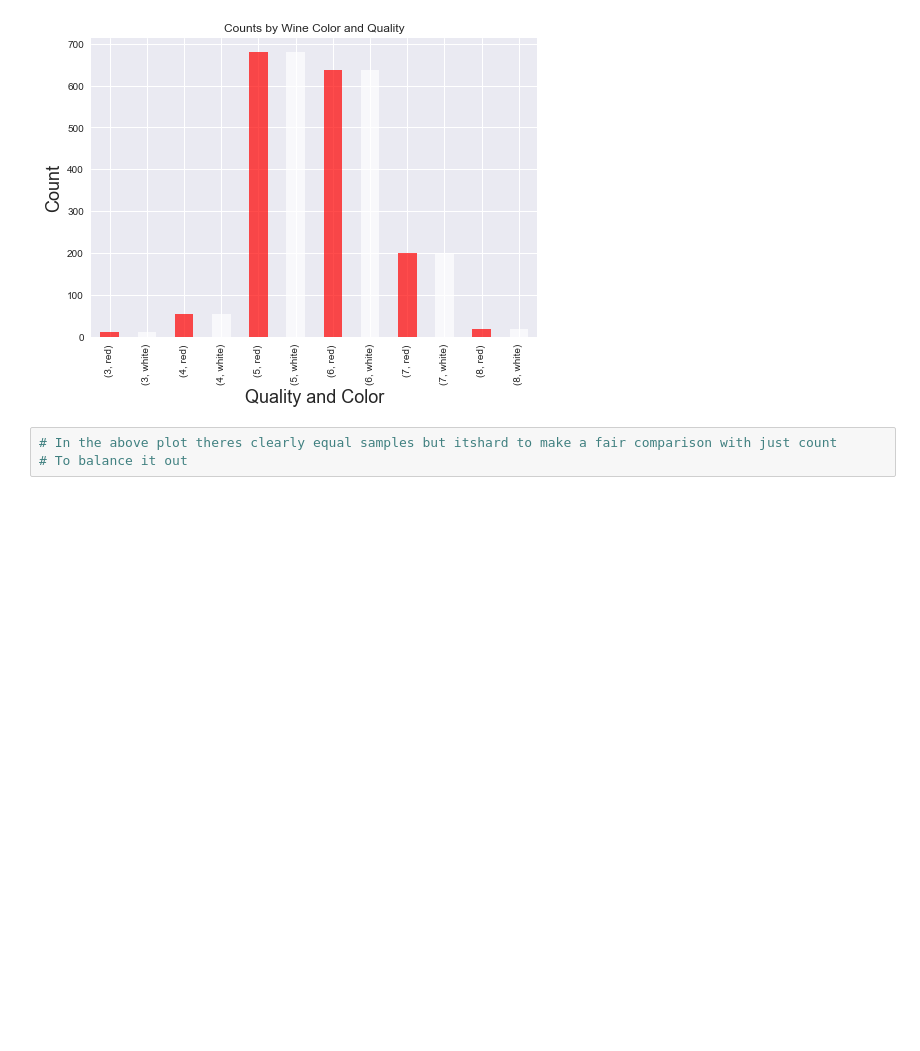
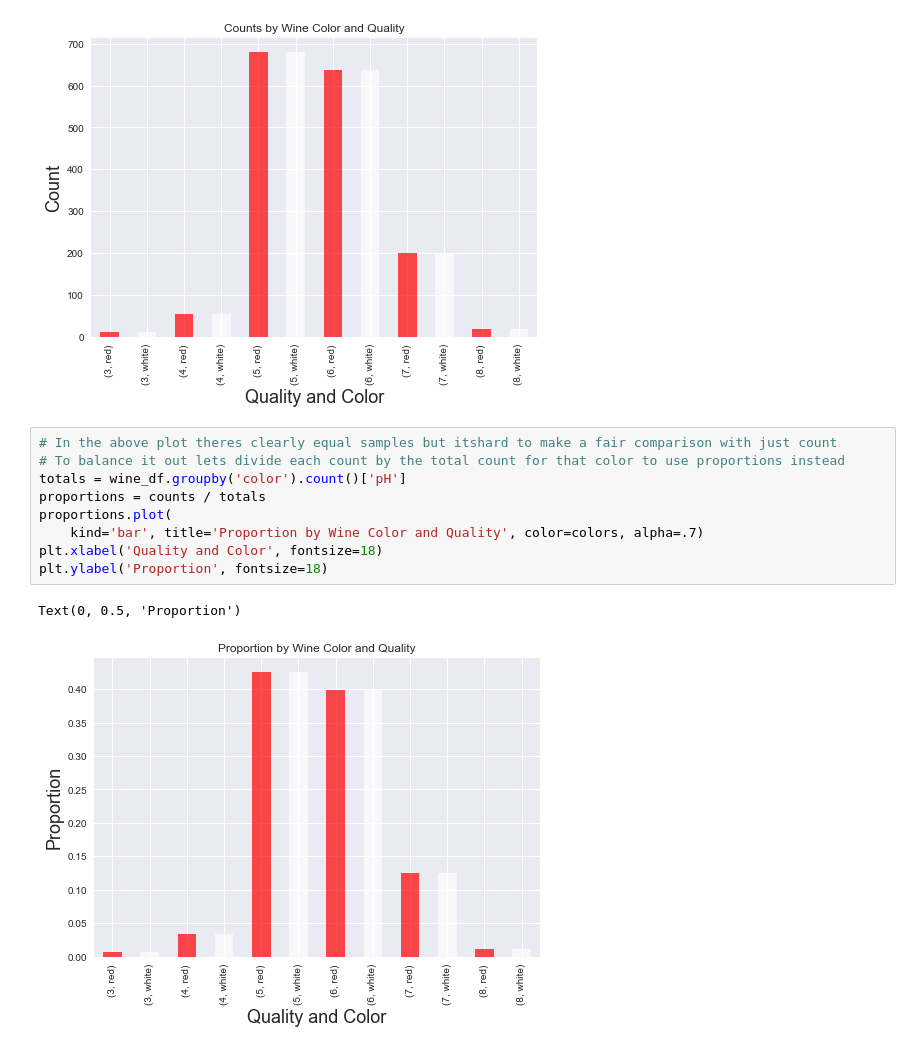
Before and after one commit to jumbamark/data_analysis, a Jupyter notebook: case_studies/first/wine_chemical_properties.ipynb, the cells around one changed output. Saved outputs shown, nothing was run; the diff lists cells and outputs as text; blank space fills up the shorter version.

```diff
--- a/case_studies/first/wine_chemical_properties.ipynb
+++ b/case_studies/first/wine_chemical_properties.ipynb
@@ -655,4 +655,13 @@ Text(0, 0.5, 'Count')
 [figure]
 # %%
 # In the above plot theres clearly equal samples but itshard to make a fair comparison with just count
-# To balance it out
+# To balance it out lets divide each count by the total count for that color to use proportions instead
+totals = wine_df.groupby('color').count()['pH']
+proportions = counts / totals
+proportions.plot(
+    kind='bar', title='Proportion by Wine Color and Quality', color=colors, alpha=.7)
+plt.xlabel('Quality and Color', fontsize=18)
+plt.ylabel('Proportion', fontsize=18)
+# %% [output]
+Text(0, 0.5, 'Proportion')
+[figure, added]
```
Also changed, not shown: parts of 6 cells of this notebook.
